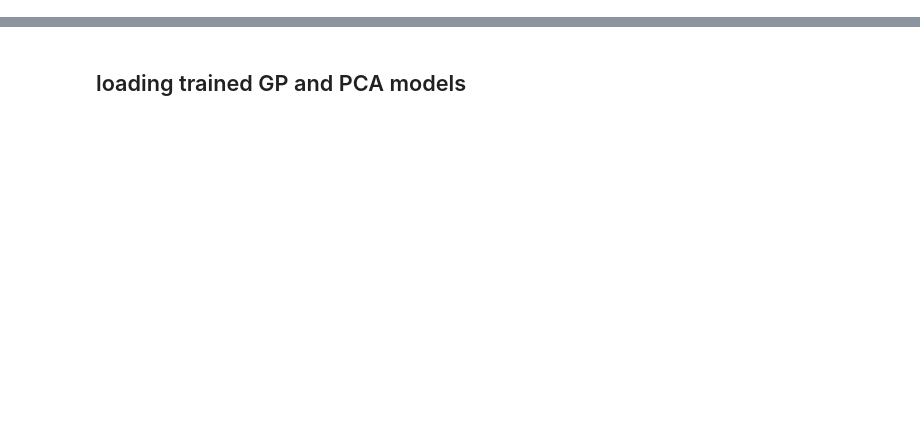
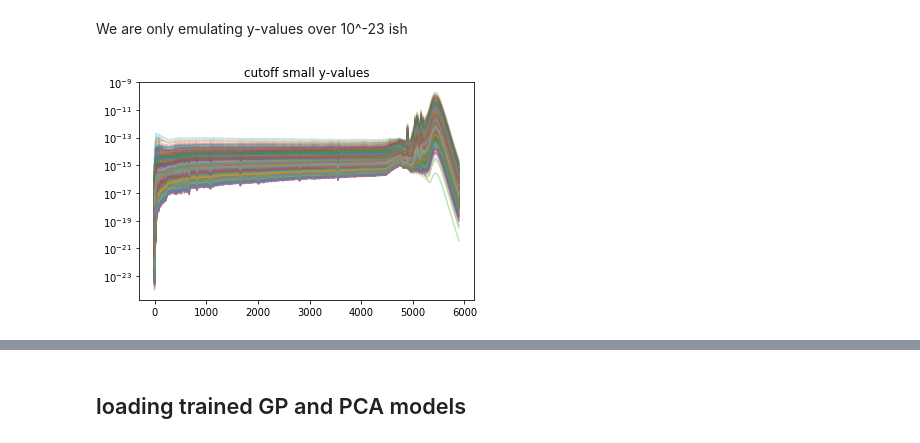
Before and after one commit to mwalmsley/agnfinder, a Jupyter notebook: notebooks/GPemu_test.ipynb, the cells around one changed output, grey strips where cells are left out. Drawn from its saved outputs; the diff is of its cells as text; code cells hidden in the pictures; blank space fills up the shorter version.

```diff
--- a/notebooks/GPemu_test.ipynb
+++ b/notebooks/GPemu_test.ipynb
@@ -46,6 +46,15 @@ save_loc = "/Users/nramachandra/Desktop/Projects/AGNfinder/FSPS/"
 with h5py.File(save_loc + 'fsps_cache.hdf5', 'r') as f:
    X_loaded = f['fsps_cache']['X'][...]
    Y_loaded = f['fsps_cache']['Y'][...]
+# %% [markdown]
+We are only emulating y-values over 10^-23 ish
+# %%
+plt.plot(Y_loaded.T[100:,:], alpha = 0.3)
+plt.yscale('log')
+plt.title('cutoff small y-values')
+plt.show()
+# %% [output]
+[figure, added]
 # %%
 ## logging and clipping
 # X_loaded = np.log10(X_loaded)
```
Also changed, not shown: parts of 3 cells of this notebook.
